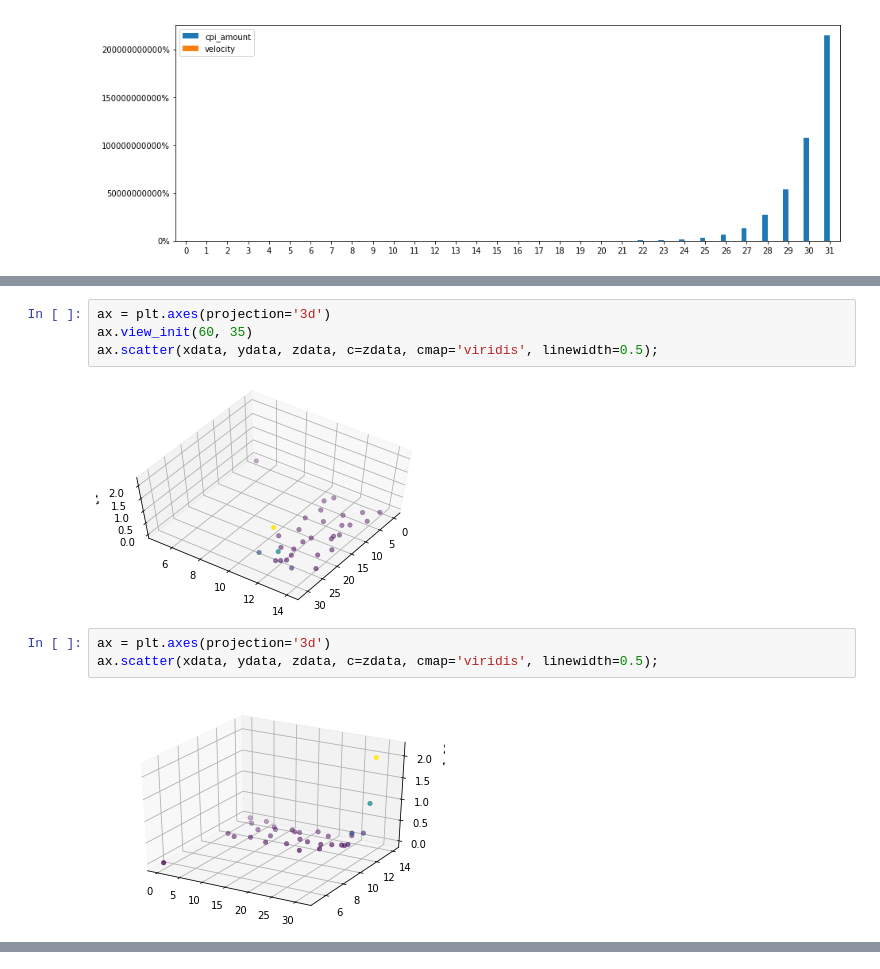
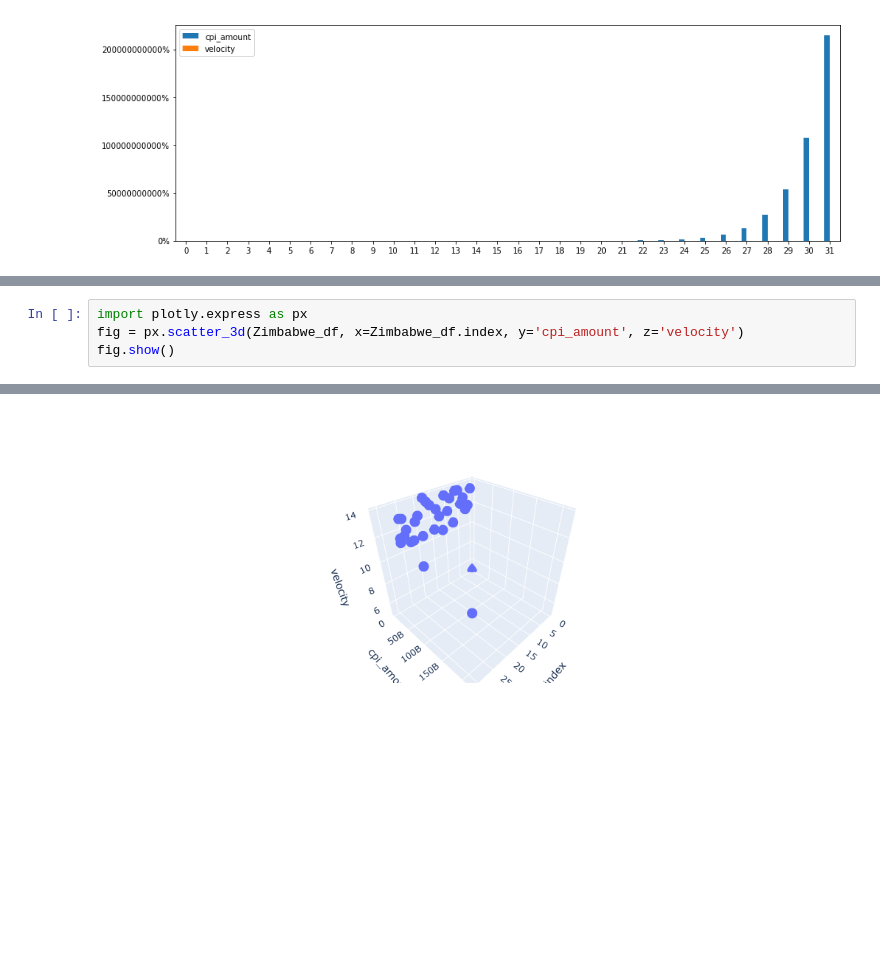
Before and after one commit to 44nash/project_1, a Jupyter notebook: zimbabwe_inflation.ipynb, the cells around one changed output, grey strips where cells are left out. Cells and saved outputs as stored; diff of their text form; blank space fills up the shorter version.

```diff
--- a/zimbabwe_inflation.ipynb
+++ b/zimbabwe_inflation.ipynb
@@ -109,11 +75,5 @@ Text(0.5, 0, 'velocity')
-# %%
-ax = plt.axes(projection='3d')
-ax.view_init(60, 35)
-ax.scatter(xdata, ydata, zdata, c=zdata, cmap='viridis', linewidth=0.5);
-# %% [output]
-[figure, removed]
-# %%
-ax = plt.axes(projection='3d')
-ax.scatter(xdata, ydata, zdata, c=zdata, cmap='viridis', linewidth=0.5);
-# %% [output]
-[figure, removed]
+# %%
+import plotly.express as px
+fig = px.scatter_3d(Zimbabwe_df, x=Zimbabwe_df.index, y='cpi_amount', z='velocity')
+fig.show()
+# %% [output]
@@ -119,0 +81 @@ ax.scatter(xdata, ydata, zdata, c=zdata, cmap='viridis', linewidth=0.5);
+[figure, added]
```
Also changed, not shown: parts of 5 cells of this notebook, 2 other files.
